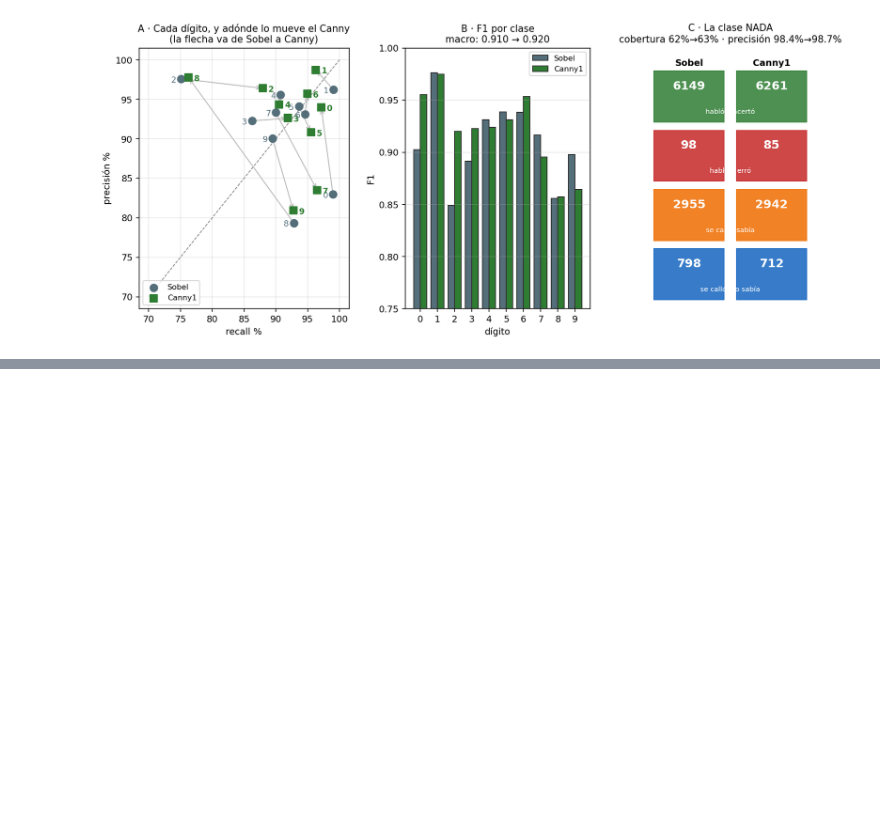
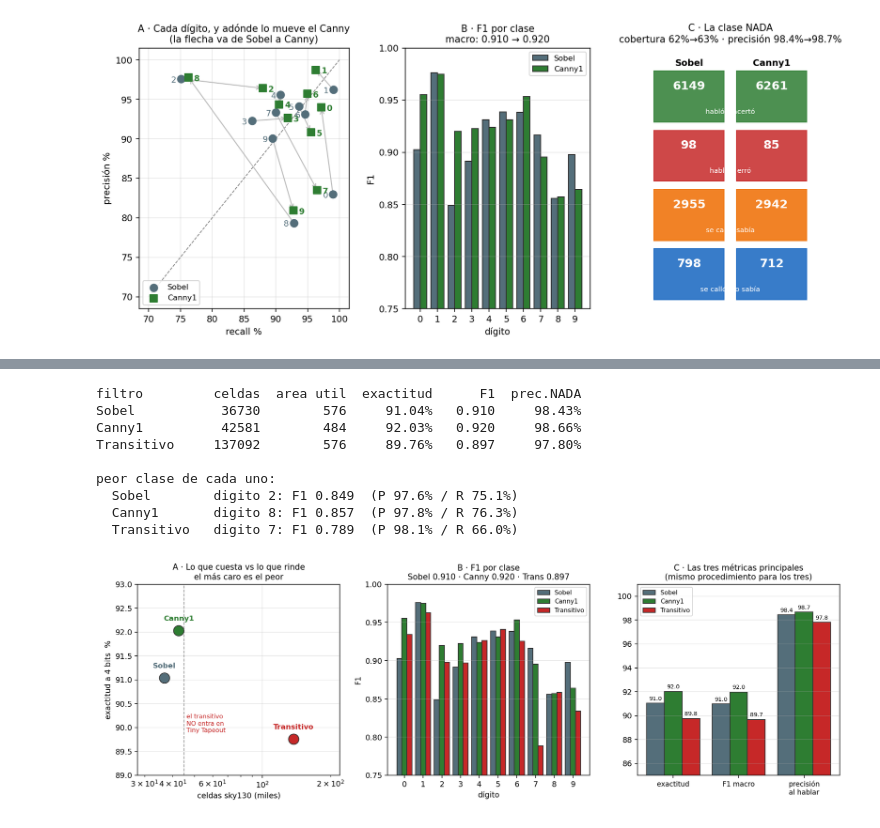
Before and after one commit to VictorMartinez89/tty_project_filter, a Jupyter notebook: conda/TTY_Filter_Sobel/TTY_Filter_Sobel2.ipynb, the cells around one changed output, grey strips where cells are left out. Saved outputs shown, nothing was run; the diff lists cells and outputs as text; code cells hidden in the pictures; blank space fills up the shorter version.

```diff
--- a/conda/TTY_Filter_Sobel/TTY_Filter_Sobel2.ipynb
+++ b/conda/TTY_Filter_Sobel/TTY_Filter_Sobel2.ipynb
@@ -1349,0 +1448,68 @@ donde MAS cambia el F1:
+# %%
+# === Cuaderno 2 · figura 8: los TRES filtros de la tesis como front-end ===
+# Lo que cuesta cada uno en silicio, contra lo que rinde clasificando.
+import numpy as np, matplotlib.pyplot as plt
+d = np.load("../../clasificador_mnist/comparar_metricas.npz")
+F = ["Sobel", "Canny1", "Transitivo"]
+COL = {"Sobel":"#546e7a", "Canny1":"#2e7d32", "Transitivo":"#c62828"}
+# celdas sky130 de los chips "completo" SIN CPU (tabla maestra de la tesis)
+CEL = {"Sobel":36730, "Canny1":42581, "Transitivo":137092}
+esc = {n: d[f"{n}_esc"] for n in F}          # acc, f1, cob, prec, nVP, nFP, nFN, nVN
+
+fig, (a1, a2, a3) = plt.subplots(1, 3, figsize=(13.6, 4.6))
+
+# A · costo vs rendimiento
+for n in F:
+    a1.scatter(CEL[n]/1000, esc[n][0]*100, s=180, c=COL[n], zorder=3, ec="#333")
+    a1.annotate(n, (CEL[n]/1000, esc[n][0]*100), fontsize=9.5, weight="bold",
+                xytext=(0, 13), textcoords="offset points", ha="center", color=COL[n])
+a1.axvline(45, c="#999", ls="--", lw=1)
+a1.text(46, 89.9, "el transitivo\nNO entra en\nTiny Tapeout", fontsize=8, color="#c62828")
+a1.set_xlabel("celdas sky130 (miles)"); a1.set_ylabel("exactitud a 4 bits  %")
+a1.set_xscale("log"); a1.set_xlim(28, 220); a1.set_ylim(89, 93)
+a1.set_title("A · Lo que cuesta vs lo que rinde\nel más caro es el peor", fontsize=10.5)
+a1.grid(alpha=.3)
+
+# B · F1 por clase, los tres
+x = np.arange(10); w = .27
+for k, n in enumerate(F):
+    a2.bar(x + (k-1)*w, d[f"{n}_F"], w, color=COL[n], ec="#333", label=n)
+a2.set_xticks(x); a2.set_xlabel("dígito"); a2.set_ylabel("F1")
+a2.set_ylim(.75, 1.0); a2.grid(axis="y", alpha=.3); a2.legend(fontsize=8)
+a2.set_title("B · F1 por clase\n" + " · ".join(f"{n[:5]} {esc[n][1]:.3f}" for n in F), fontsize=10.5)
+
+# C · resumen
+et = ["exactitud", "F1 macro", "precisión\nal hablar"]
+vals = {n: [esc[n][0]*100, esc[n][1]*100, esc[n][3]*100] for n in F}
+x2 = np.arange(3)
+for k, n in enumerate(F):
+    b = a3.bar(x2 + (k-1)*w, vals[n], w, color=COL[n], ec="#333", label=n)
+    for r, v in zip(b, vals[n]):
+        a3.text(r.get_x()+r.get_width()/2, v+.25, f"{v:.1f}", ha="center", fontsize=7.5)
+a3.set_xticks(x2); a3.set_xticklabels(et, fontsize=9); a3.set_ylim(85, 101)
+a3.grid(axis="y", alpha=.3); a3.legend(fontsize=8)
+a3.set_title("C · Las tres métricas principales\n(mismo procedimiento para los tres)", fontsize=10.5)
+plt.tight_layout()
+plt.savefig("fig_tres_filtros.png", dpi=140)
+plt.show()
+
+print(f"{'filtro':<12}{'celdas':>9}{'area util':>11}{'exactitud':>11}{'F1':>8}{'prec.NADA':>11}")
+for n in F:
+    au = 576 if n != "Canny1" else 484
+    print(f"{n:<12}{CEL[n]:>9}{au:>11}{esc[n][0]:>11.2%}{esc[n][1]:>8.3f}{esc[n][3]:>11.2%}")
+print(f"\npeor clase de cada uno:")
+for n in F:
+    c = int(np.argmin(d[f"{n}_F"]))
+    print(f"  {n:<12} digito {c}: F1 {d[f'{n}_F'][c]:.3f}  "
+          f"(P {d[f'{n}_P'][c]:.1%} / R {d[f'{n}_R'][c]:.1%})")
+# %% [output]
+filtro         celdas  area util  exactitud      F1  prec.NADA
+Sobel           36730        576     91.04%   0.910     98.43%
+Canny1          42581        484     92.03%   0.920     98.66%
+Transitivo     137092        576     89.76%   0.897     97.80%
+
+peor clase de cada uno:
+  Sobel        digito 2: F1 0.849  (P 97.6% / R 75.1%)
+  Canny1       digito 8: F1 0.857  (P 97.8% / R 76.3%)
+  Transitivo   digito 7: F1 0.789  (P 98.1% / R 66.0%)
+[figure, added]
```
Also changed, not shown: parts of 2 cells of this notebook, 5 other files.
